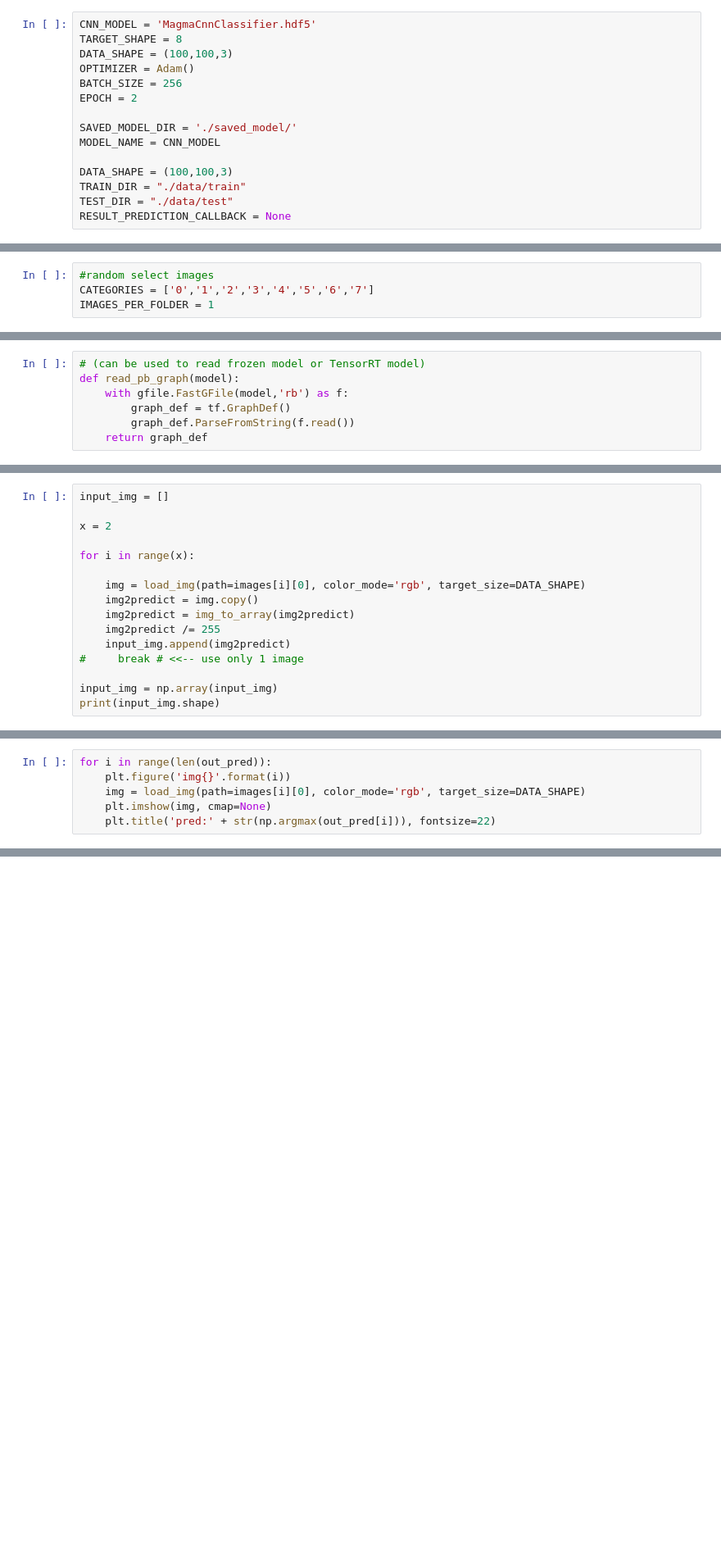
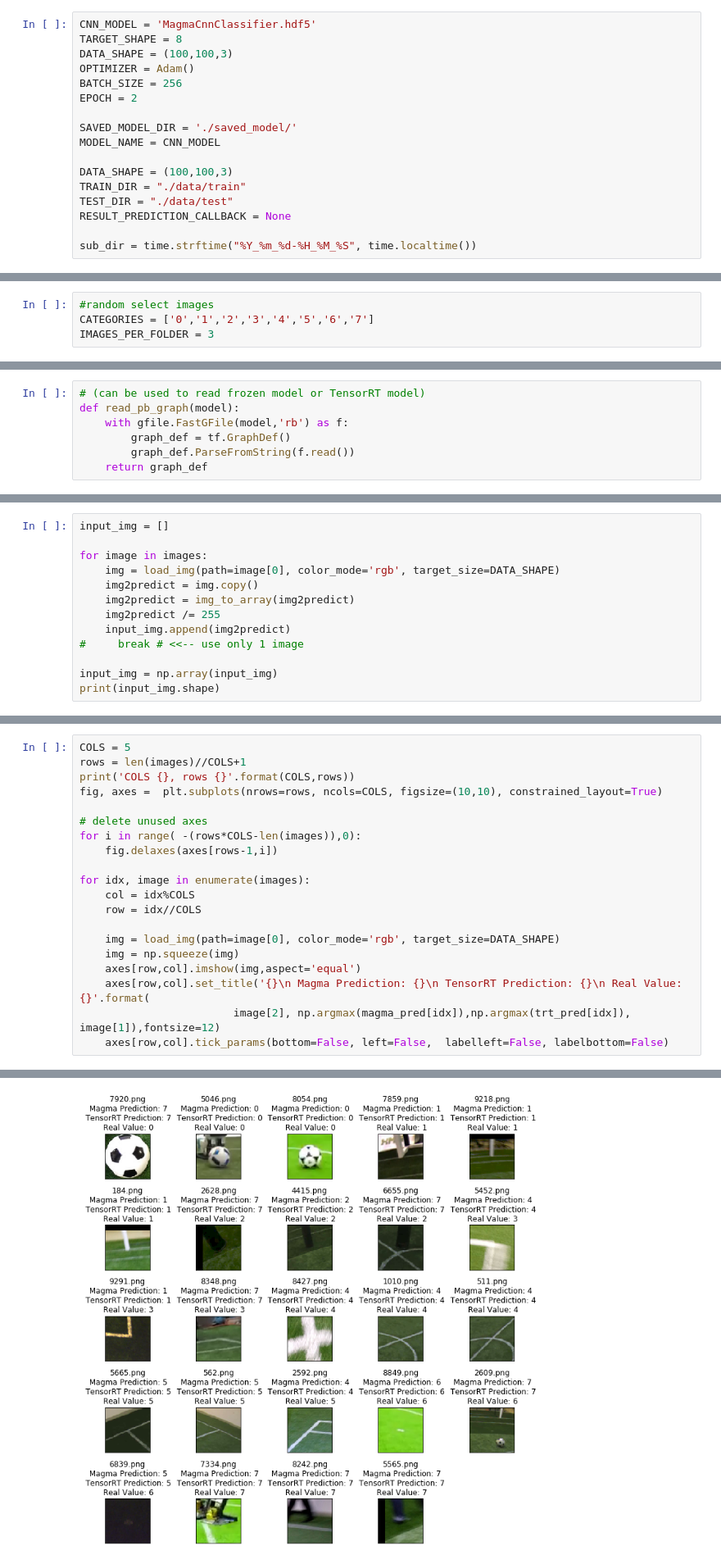
Before and after one commit to aommoaGitHub/Deep_learning_with_TensorRT, a Jupyter notebook: notebook/2-InferenceTRT.ipynb, the cells around one changed output, grey strips where cells are left out. Shown at 82% size. Cells and saved outputs as stored; diff of their text form; blank space fills up the shorter version.

```diff
--- a/notebook/2-InferenceTRT.ipynb
+++ b/notebook/2-InferenceTRT.ipynb
@@ -51,6 +44,8 @@ DATA_SHAPE = (100,100,3)
 TRAIN_DIR = "./data/train"
 TEST_DIR = "./data/test"
 RESULT_PREDICTION_CALLBACK = None
+
+sub_dir = time.strftime("%Y_%m_%d-%H_%M_%S", time.localtime())
 # %% [markdown]
 # Data preprocessing
 ### create predict_dir by move random pictures from test_dir
@@ -83,7 +78,7 @@ copy test to test_dir success
 # %%
 #random select images
 CATEGORIES = ['0','1','2','3','4','5','6','7']
-IMAGES_PER_FOLDER = 1
+IMAGES_PER_FOLDER = 3
 # %%
 import random
 for category in CATEGORIES:
@@ -148,11 +158,8 @@ print(images[0][0])
 # %%
 input_img = []
 
-x = 2
-
-for i in range(x):
-
-    img = load_img(path=images[i][0], color_mode='rgb', target_size=DATA_SHAPE)
+for image in images:
+    img = load_img(path=image[0], color_mode='rgb', target_size=DATA_SHAPE)
     img2predict = img.copy()
     img2predict = img_to_array(img2predict)
     img2predict /= 255
@@ -285,6 +373,0 @@ TensorRT improvement compared to the original model: 0.9298823890889849
-# %%
-for i in range(len(out_pred)):
-    plt.figure('img{}'.format(i))
-    img = load_img(path=images[i][0], color_mode='rgb', target_size=DATA_SHAPE)
-    plt.imshow(img, cmap=None)
-    plt.title('pred:' + str(np.argmax(out_pred[i])), fontsize=22)
@@ -302,0 +374,21 @@ Using [netron](https://lutzroeder.github.io/netron/), the web application for vi
+# %%
+COLS = 5
+rows = len(images)//COLS+1
+print('COLS {}, rows {}'.format(COLS,rows))
+fig, axes =  plt.subplots(nrows=rows, ncols=COLS, figsize=(10,10), constrained_layout=True)
+
+# delete unused axes
+for i in range( -(rows*COLS-len(images)),0):
+    fig.delaxes(axes[rows-1,i])
+
+for idx, image in enumerate(images):
+    col = idx%COLS
+    row = idx//COLS
+
+    img = load_img(path=image[0], color_mode='rgb', target_size=DATA_SHAPE)
+    img = np.squeeze(img)
+    axes[row,col].imshow(img,aspect='equal')
+    axes[row,col].set_title('{}\n Magma Prediction: {}\n TensorRT Prediction: {}\n Real Value: {}'.format(
+                        image[2], np.argmax(magma_pred[idx]),np.argmax(trt_pred[idx]), image[1]),fontsize=12)
+    axes[row,col].tick_params(bottom=False, left=False,  labelleft=False, labelbottom=False)
+# %% [output]
@@ -302,0 +396 @@ Using [netron](https://lutzroeder.github.io/netron/), the web application for vi
+[figure, added]
```
Also changed, not shown: parts of 28 cells of this notebook, 5 other files.
